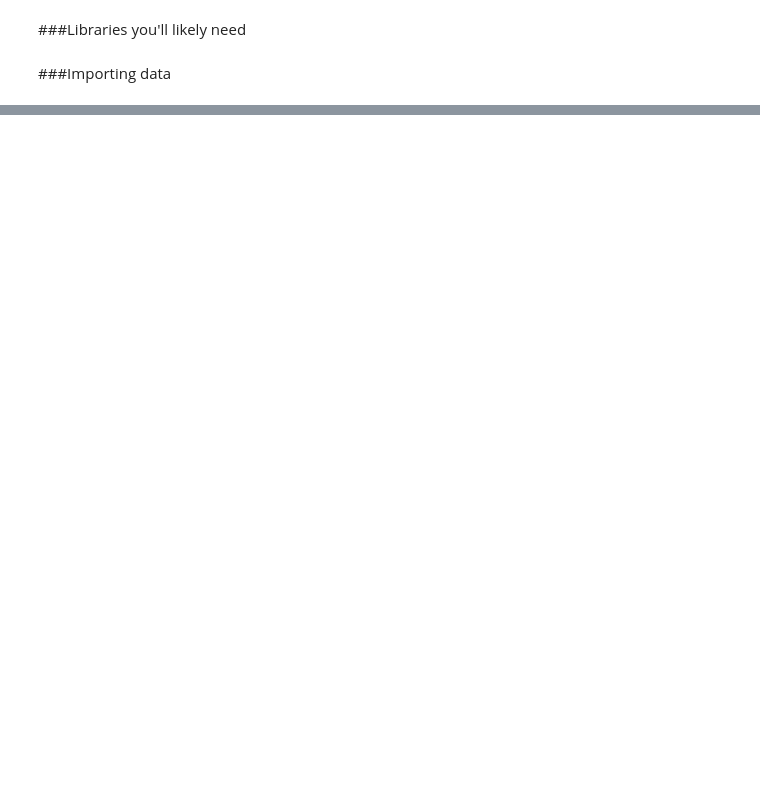
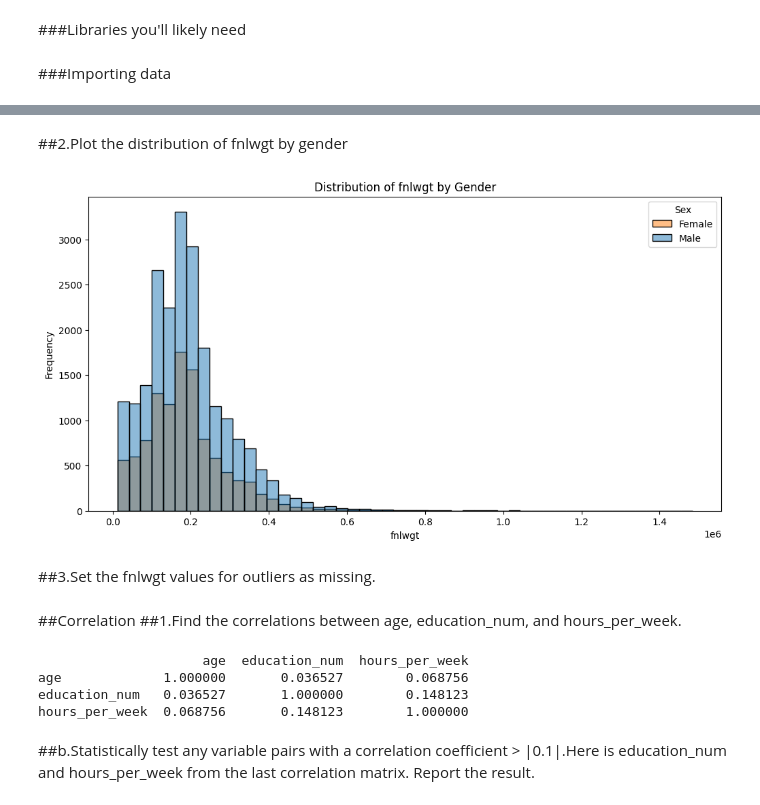
Before and after one commit to ChloeShujunYang/JSC270_HW2_2024_-syang-., a Jupyter notebook: JSC270_Assignment2_starter_code.ipynb, the cells around one changed output, grey strips where cells are left out. Drawn from its saved outputs; the diff is of its cells as text; code cells hidden in the pictures; blank space fills up the shorter version.

```diff
--- a/JSC270_Assignment2_starter_code.ipynb
+++ b/JSC270_Assignment2_starter_code.ipynb
@@ -19,0 +122,14 @@ income94.columns = ['age','workclass', 'fnlwgt','education','education_num','mar
+# %% [markdown]
+##2.Plot the distribution of fnlwgt by gender
+# %%
+plt.figure(figsize=(12, 6))
+sns.histplot(data=income94, x='fnlwgt', hue='sex', bins=50)
+plt.title('Distribution of fnlwgt by Gender')
+plt.xlabel('fnlwgt')
+plt.ylabel('Frequency')
+plt.legend(title='Sex', loc='upper right', labels=['Female', 'Male'])
+plt.show()
+# %% [output]
+[figure, added]
+# %% [markdown]
+##3.Set the fnlwgt values for outliers as missing.
@@ -19,0 +143,13 @@ income94.columns = ['age','workclass', 'fnlwgt','education','education_num','mar
+# %% [markdown]
+##Correlation
+##1.Find the correlations between age, education_num, and hours_per_week.
+# %%
+correlation_matrix = income94[['age', 'education_num', 'hours_per_week']].corr()
+print(correlation_matrix)
+# %% [output]
+                     age  education_num  hours_per_week
+age             1.000000       0.036527        0.068756
+education_num   0.036527       1.000000        0.148123
+hours_per_week  0.068756       0.148123        1.000000
+# %% [markdown]
+##b.Statistically test any variable pairs with a correlation coefficient > |0.1|.Here is education_num and hours_per_week from the last correlation matrix. Report the result.
```
Also changed, not shown: parts of 21 cells of this notebook.
